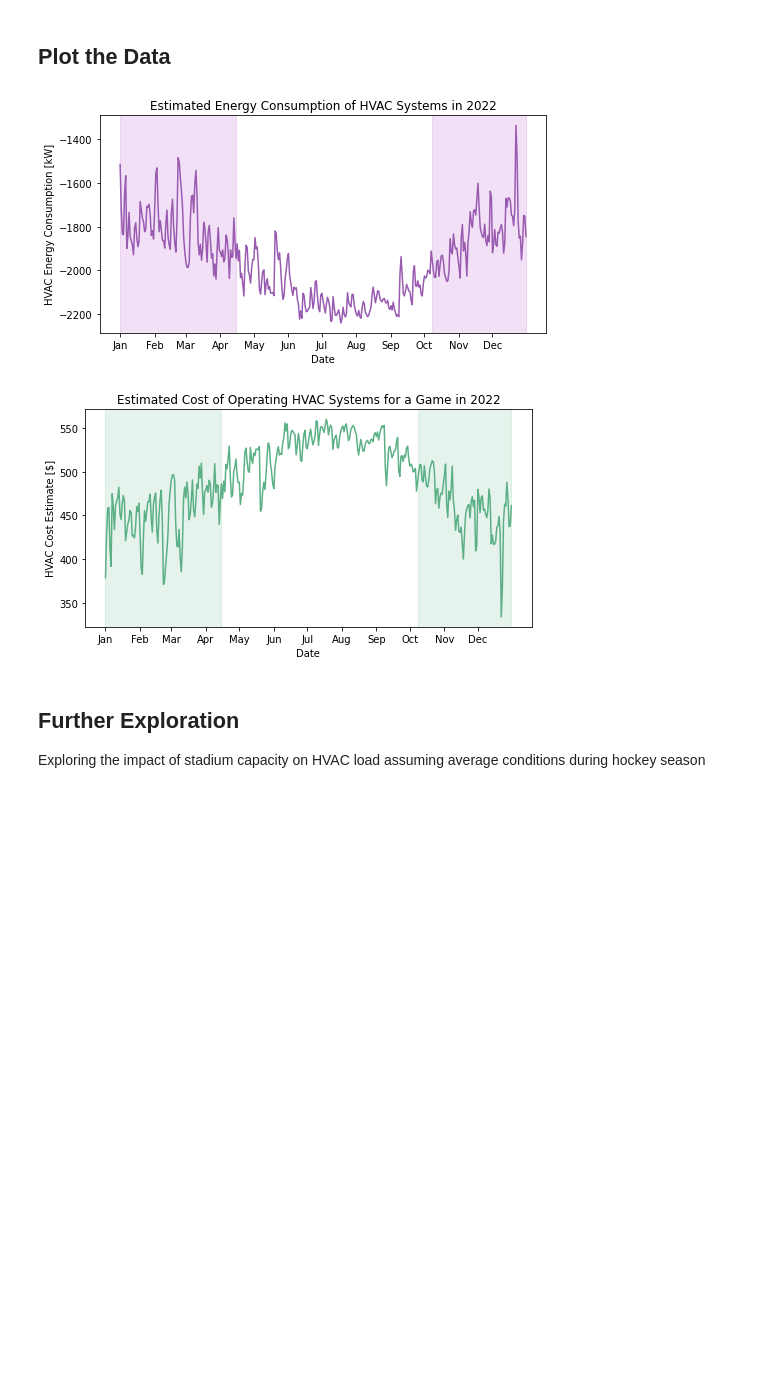
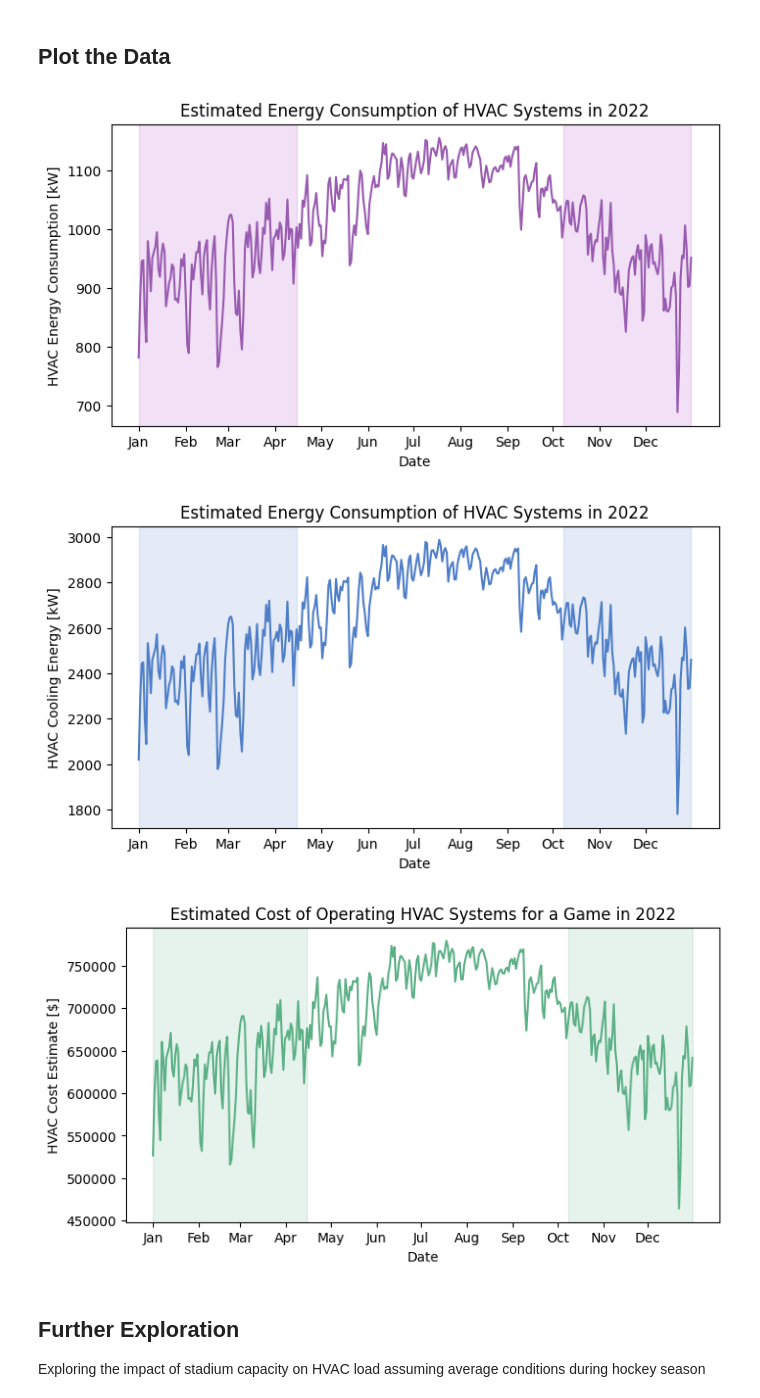
Before and after one commit to DominickBeaman/thermoproject, a Jupyter notebook: notebook.ipynb, the cells around one changed output. Saved outputs shown, nothing was run; the diff lists cells and outputs as text; code cells hidden in the pictures; blank space fills up the shorter version.

```diff
--- a/notebook.ipynb
+++ b/notebook.ipynb
@@ -98,7 +98,7 @@ def getVaporMassFlowRate(pressure, vaporpressure, volumeflowrate, temperature):
 Standard game conditions as per NHL requirements and average game length
 # %%
 # Values related to the game
-gameLength = 2.5 # hours
+gameLength = 3 # hours
 
 # Desired conditions to be mainted throughout the game
 desiredHumidity = 35 # %
@@ -130,6 +130,10 @@ numberPlayers = 6 * 12
 
 #Energy Cost
 energyCost = 0.154 # $ / kW-h
+
+# EFfficiency
+COP = 3.517/1.36
+overallInefficiency = 75 # %
 # %% [output]
 Stadium Floor Area: 62709.525m^2 , Stadium Length: 209.77770189065927m , Stadium Width: 298.9332251941895m
 # %% [markdown]
@@ -217,27 +221,31 @@ def calcHVAC(airTemperature, airHumidity, amountPeople):
     inletEnthalpyDot = getWaterEnthalpyFlow(celciusToKelvin(airTemperature), airPressure, stateOneVaporFlowRate) + getWaterEnthalpyFlow(celciusToKelvin(desiredTemperature), airPressure, mDotPeople) + getWaterEnthalpyFlow(300, airPressure, mDotAdditive) + getDryAirEnthalpyFlow(celciusToKelvin(airTemperature), airPressure, dryAirMassFlowRate)
     outletEnthalpyDot = getWaterEnthalpyFlow(celciusToKelvin(desiredTemperature), airPressure, stateTwoVaporFlowRate) + getDryAirEnthalpyFlow(celciusToKelvin(desiredTemperature), airPressure, dryAirMassFlowRate)
 
-    qNetDot = outletEnthalpyDot - inletEnthalpyDot - qDotPeople + qDotIce
-    qNet = qNetDot * gameLength * 3600
+    qNetDotCooling = outletEnthalpyDot - inletEnthalpyDot - qDotPeople + qDotIce
+    qNetDotCoolingInefficient = qNetDotCooling * (100 / overallInefficiency)
+    qNetDot = abs(qNetDotCoolingInefficient) / COP
+    qNet = abs(qNetDot) * gameLength * 3600
 
     totalCost = abs(qNetDot) * gameLength * energyCost
 
     #print("Energy Required For A Game: " + str(qNet) + " kJ, " + str(qNetDot) + " kW, with total cost of " + str(totalCost) + "$")
 
-    return qNetDot, totalCost
+    return qNetDot, qNetDotCoolingInefficient, totalCost
 # %%
 energyArray = []
+energyCoolingArray = []
 costArray = []
 
 for i in range(weatherData["datetime"].size):
     airTemperature = tempData[i]
     airHumidity = tempData[i]
 
-    qNetDot, totalCost = calcHVAC(airTemperature, airHumidity, amountPeople)
+    qNetDot, qNetDotCooling, totalCost = calcHVAC(airTemperature, airHumidity, amountPeople)
 
     #Add data for date to energy array
     energyArray.append(qNetDot)
     costArray.append(totalCost)
+    energyCoolingArray.append(abs(qNetDotCooling))
 # %% [markdown]
 <h2>Plot the Data</h2>
 # %%
@@ -260,35 +268,59 @@ ax.set_xticks(xticks)
 
 # Highlight dates between Jan 1 and Apr 15, and Oct 7 to Dec 31
 ax.axvspan(weatherData["datetime"][0], weatherData["datetime"][104], alpha=0.15, color='#a92fc4')
 ax.axvspan(weatherData["datetime"][280], weatherData["datetime"].iloc[-1], alpha=0.15, color='#a92fc4')
+
+plt.show()
+
+#Plot Cooling Enegy Data
+fig, ax = plt.subplots(figsize=(8, 4))
+ax.plot(weatherData["datetime"], energyCoolingArray, color='#4f7ec9')
+ax.set_xlabel('Date')
+ax.set_ylabel('HVAC Cooling Energy [kW]')
+ax.set_title("Estimated Energy Consumption of HVAC Systems in 2022")
+
+# Set xticks to show one tick per month without the year
+months = mdates.MonthLocator()
+months_fmt = mdates.DateFormatter('%b')
+ax.xaxis.set_major_locator(months)
+ax.xaxis.set_major_formatter(months_fmt)
+
+# Set xticks explicitly to exclude the last tick
+xticks = ax.get_xticks()[:-1]
+ax.set_xticks(xticks)
+
+# Highlight dates between Jan 1 and Apr 15, and Oct 7 to Dec 31
+ax.axvspan(weatherData["datetime"][0], weatherData["datetime"][104], alpha=0.15, color='#4f7ec9')
+ax.axvspan(weatherData["datetime"][280], weatherData["datetime"].iloc[-1], alpha=0.15, color='#4f7ec9')
 
 plt.show()
 
 
 #Plot Cost Data
 fig, ax = plt.subplots(figsize=(8, 4))
 ax.plot(weatherData["datetime"], costArray, color='#5bb086')
 ax.set_xlabel('Date')
 ax.set_ylabel('HVAC Cost Estimate [$]')
 ax.set_title("Estimated Cost of Operating HVAC Systems for a Game in 2022")
 
 # Set xticks to show one tick per month without the year
 months = mdates.MonthLocator()
 months_fmt = mdates.DateFormatter('%b')
 ax.xaxis.set_major_locator(months)
 ax.xaxis.set_major_formatter(months_fmt)
 
 # Set xticks explicitly to exclude the last tick
 xticks = ax.get_xticks()[:-1]
 ax.set_xticks(xticks)
 
 # Highlight dates between Jan 1 and Apr 15, and Oct 7 to Dec 31
 ax.axvspan(weatherData["datetime"][0], weatherData["datetime"][104], alpha=0.15, color='#5bb086')
 ax.axvspan(weatherData["datetime"][280], weatherData["datetime"].iloc[-1], alpha=0.15, color='#5bb086')
 plt.show()
 # %% [output]
-[figure, old version]
+[figure, new version]
-[figure, old version]
+[figure, new version]
+[figure, added]
 # %% [markdown]
 <h2>Further Exploration</h2>
 Exploring the impact of stadium capacity on HVAC load assuming average conditions during hockey season
```
Also changed, not shown: parts of 2 cells of this notebook.
